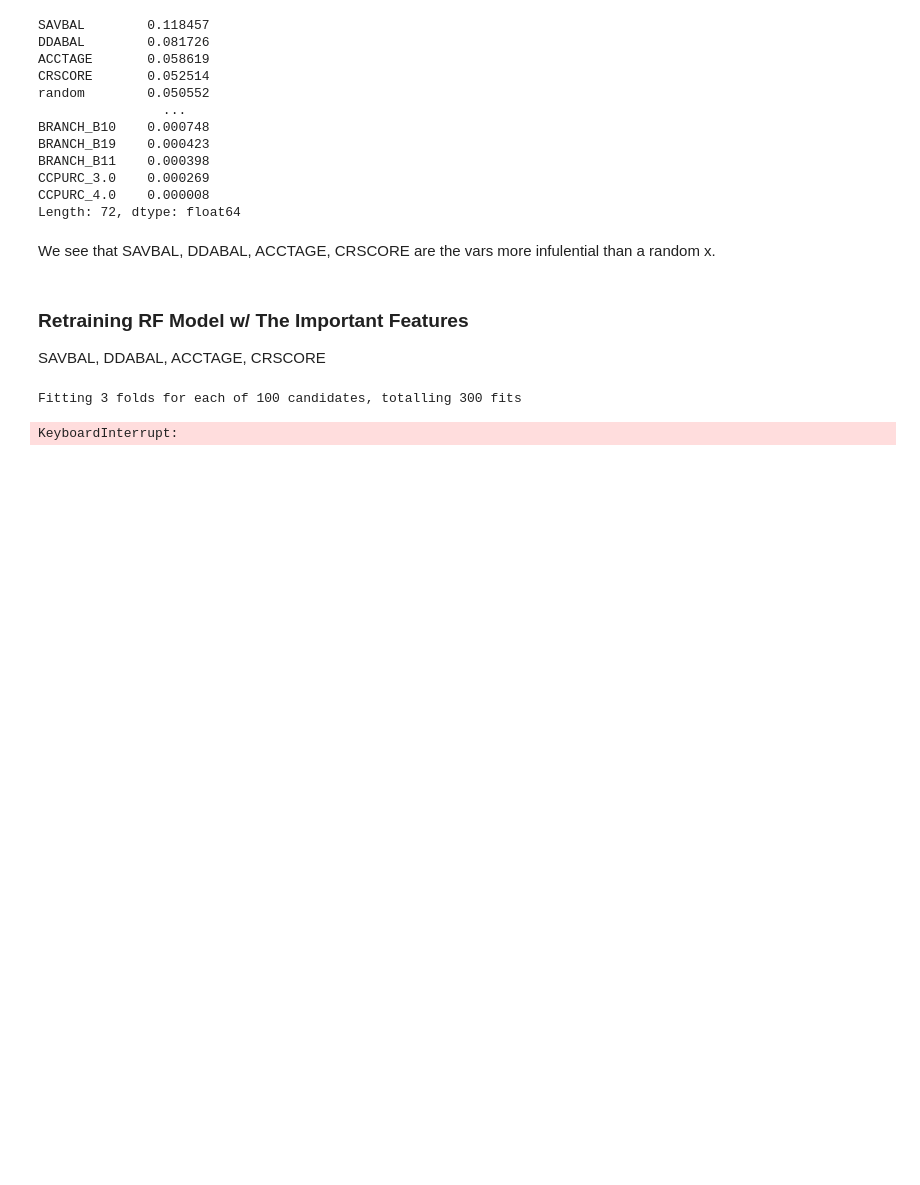
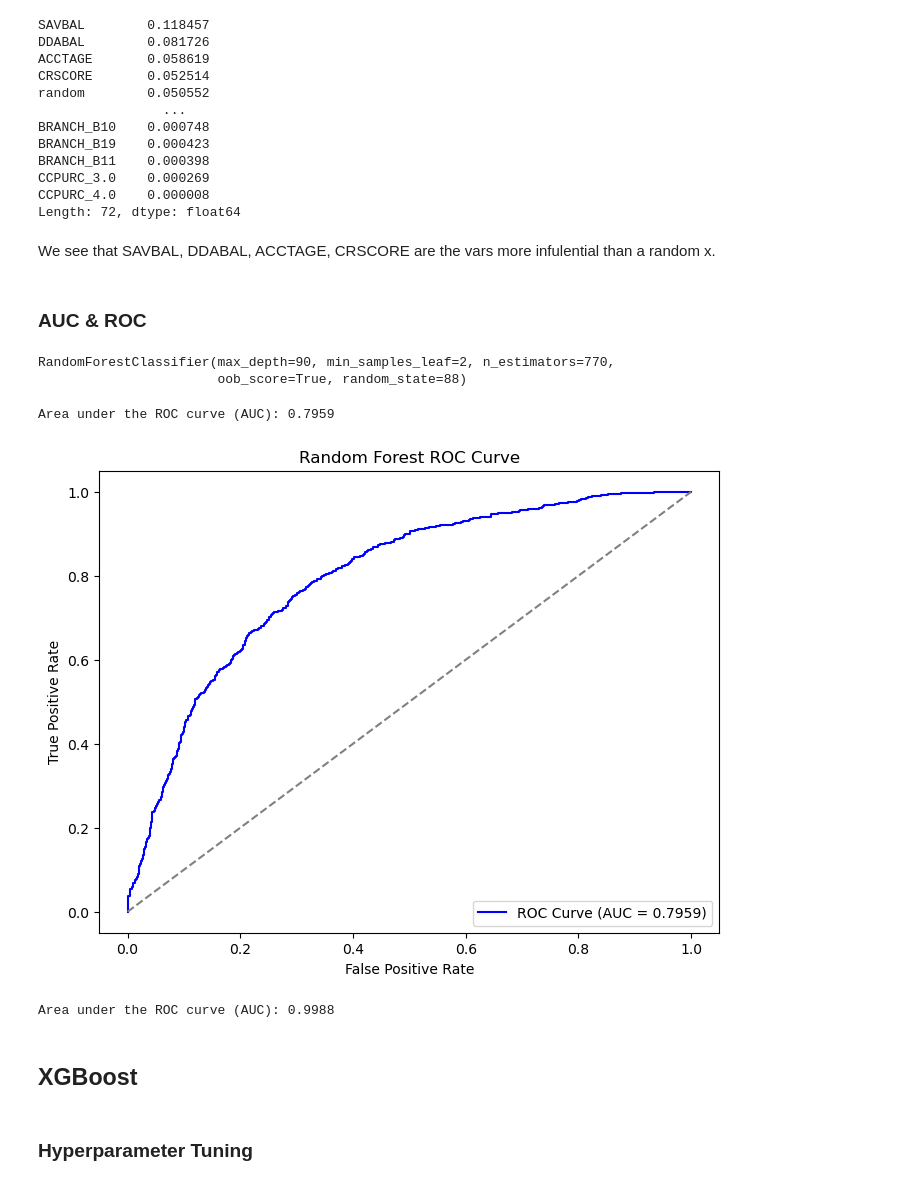
Before and after one commit to SterlingHayden/Machine-Learning-IAA, a Jupyter notebook: HW/HW-02/HW-02.ipynb, the cells around one changed output. Drawn from its saved outputs; the diff is of its cells as text; code cells hidden in the pictures; blank space fills up the shorter version.

```diff
--- a/HW/HW-02/HW-02.ipynb
+++ b/HW/HW-02/HW-02.ipynb
@@ -200,17 +200,48 @@ CCPURC_4.0    0.000008
 Length: 72, dtype: float64
 # %% [markdown]
 We see that SAVBAL, DDABAL, ACCTAGE, CRSCORE are the vars more infulential than a random x.
-# %% [markdown]
-### Retraining RF Model w/ The Important Features
-SAVBAL, DDABAL, ACCTAGE, CRSCORE
-# %%
-X_train_new = X_train[['SAVBAL', 'DDABAL', 'ACCTAGE', 'CRSCORE']]
-X_val_new = X_val[['SAVBAL', 'DDABAL', 'ACCTAGE', 'CRSCORE']]
-
-# Fit the random search model w/ the same grid search as before
-rf_gs = RandomizedSearchCV(estimator = rf, param_distributions = random_params,
-                           n_iter = 100, cv = 3, verbose = 1, random_state=88)
-rf_gs.fit(X_train_new, y_train)
-# %% [output]
-Fitting 3 folds for each of 100 candidates, totalling 300 fits
-KeyboardInterrupt:
+# %% [markdown]
+### AUC & ROC
+# %%
+#Fit model with the all variables using best parameters from above RandomGridSearch
+best_rf = RandomForestClassifier(n_estimators=770,min_samples_leaf=2,max_features='sqrt', max_depth=90, random_state = 88, oob_score=True)
+best_rf.fit(X_train,y_train)
+# %% [output]
+RandomForestClassifier(max_depth=90, min_samples_leaf=2, n_estimators=770,
+                       oob_score=True, random_state=88)
+# %%
+#probabilities for the positive class on the test set
+y_pred_proba = best_rf.predict_proba(X_val)[:, 1]  # Get probabilities for class 1
+
+#AUC score using the test labels
+auc_score = roc_auc_score(y_val, y_pred_proba)
+print(f"Area under the ROC curve (AUC): {auc_score:.4f}")
+
+
+#calculate the ROC curve using test labels and predicted probabilities
+fpr, tpr, thresholds = roc_curve(y_val, y_pred_proba)
+
+plt.figure(figsize=(8, 6))
+plt.plot(fpr, tpr, color='blue', label=f'ROC Curve (AUC = {auc_score:.4f})')
+plt.plot([0, 1], [0, 1], color='gray', linestyle='--')  # Diagonal line for random guessing
+plt.xlabel('False Positive Rate')
+plt.ylabel('True Positive Rate')
+plt.title('Random Forest ROC Curve')
+plt.legend(loc="lower right")
+plt.show()
+# %% [output]
+Area under the ROC curve (AUC): 0.7959
+[figure, added]
+# %%
+#probabilities for the positive class on the test set
+y_pred_proba = best_rf.predict_proba(X_train)[:, 1]  # Get probabilities for class 1
+
+#AUC score using the test labels
+auc_score = roc_auc_score(y_train, y_pred_proba)
+print(f"Area under the ROC curve (AUC): {auc_score:.4f}")
+# %% [output]
+Area under the ROC curve (AUC): 0.9988
+# %% [markdown]
+## XGBoost
+# %% [markdown]
+### Hyperparameter Tuning
```
Also changed, not shown: parts of 13 cells of this notebook.
